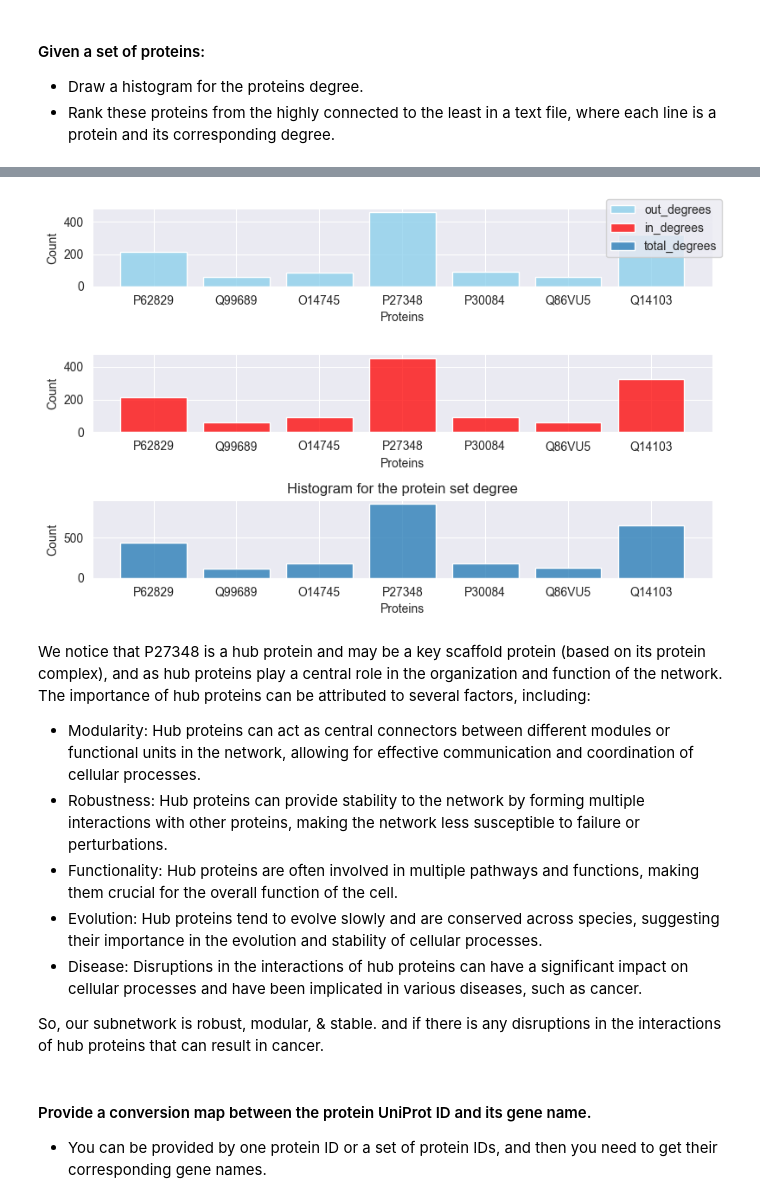
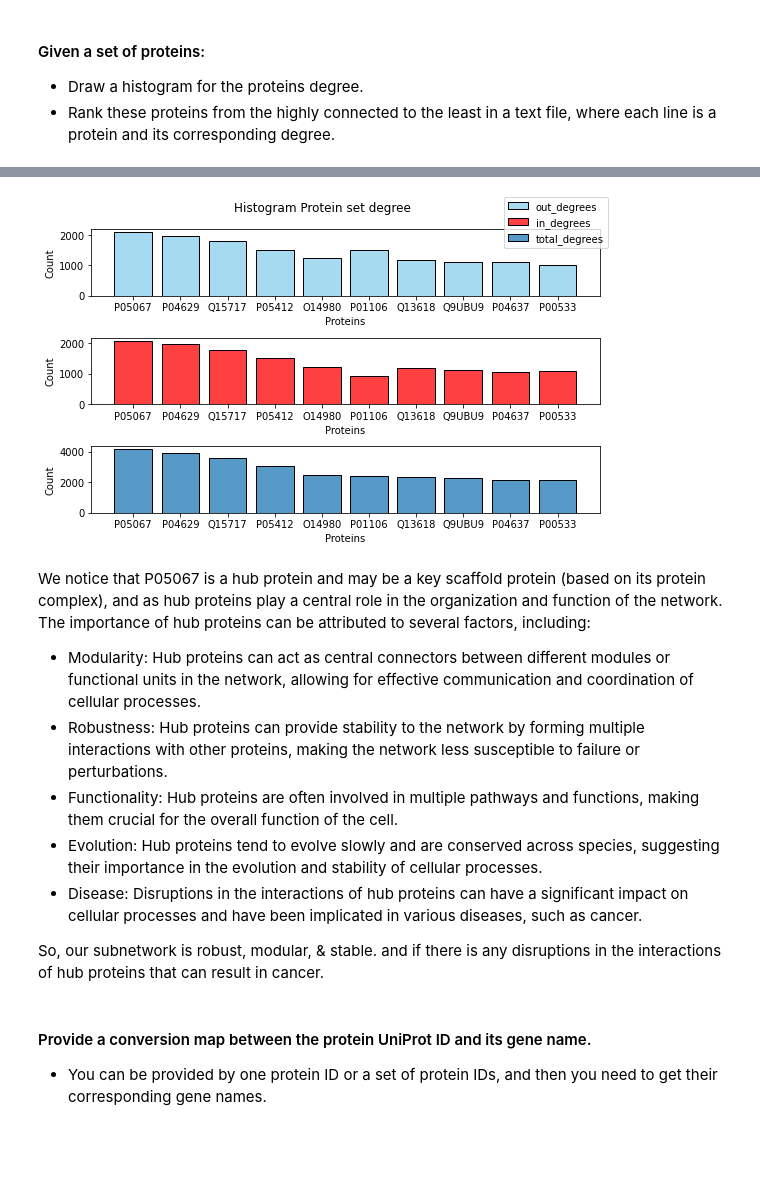
Before and after one commit to mahmoud1yaser/Computational-Analysis-Biological-Networks, a Jupyter notebook: Biological_Network.ipynb, the cells around one changed output, grey strips where cells are left out. Drawn from its saved outputs; the diff is of its cells as text; code cells hidden in the pictures; blank space fills up the shorter version.

Commit message:
network sample

```diff
--- a/Biological_Network.ipynb
+++ b/Biological_Network.ipynb
@@ -84,3 +94,8 @@ DG = nx.DiGraph()
+# %%
+# initialize the graph
+DG = nx.DiGraph()
+DG.add_weighted_edges_from(weighed_edges_list)
 # %%
 # Take a sample of 100 interaction to be visually appealing
-DG.add_weighted_edges_from(weighed_edges_list[:])
+sample_DG = nx.DiGraph()
+sample_DG.add_weighted_edges_from(weighed_edges_list[:300])
@@ -255,3 +283,5 @@ proteins_set = ['P62829', 'Q99689', 'O14745', 'P27348', 'P30084', 'Q86VU5', 'Q14
+# %%
+proteins_set = unique_proteins
 # %%
 #DG.nodes()
 in_degrees = [DG.in_degree(n) for n in proteins_set]
@@ -297,24 +331,27 @@ for idx in sorted_degrees.index:
     protein_degrees_file.write(f"{sorted_degrees['Proteins'][idx]}\t{sorted_degrees['Degrees'][idx]}\n")
 
 protein_degrees_file.close()
+# %%
+sub_proteins_degrees = sorted_degrees.head(10)
 # %%
 import seaborn as sns
 fig, axs = plt.subplots(3, figsize=(8, 5))
-plt.title('Histogram for the protein set degree')
 
-sns.histplot(data=proteins_degrees, x="Proteins",  weights=out_degrees ,color="skyblue", label="out_degrees" , shrink=.8 , ax=axs[0])
+sns.histplot(data=sub_proteins_degrees, x="Proteins",  weights=sub_proteins_degrees["Out_Degree"] ,color="skyblue", label="out_degrees" , shrink=.8 , ax=axs[0])
 
-sns.histplot(data=proteins_degrees, x="Proteins", weights=in_degrees , color="red", label="in_degrees" , shrink=.8, ax=axs[1])
+sns.histplot(data=sub_proteins_degrees, x="Proteins", weights=sub_proteins_degrees["In_Degree"], color="red", label="in_degrees" , shrink=.8, ax=axs[1])
 
-sns.histplot(data=proteins_degrees, x="Proteins" , weights=degrees , shrink=.8, ax=axs[2], label='total_degrees')
+sns.histplot(data=sub_proteins_degrees, x="Proteins" , weights=sub_proteins_degrees["Degrees"] , shrink=.8, ax=axs[2], label='total_degrees')
+
+plt.suptitle('Histogram Protein set degree')
 
 fig.legend()
 fig.tight_layout()
 fig.savefig('images\\histogram_proteins_set')
 # %% [output]
-[figure, old version]
+[figure, new version]
 # %% [markdown]
-We notice that P27348 is a hub protein and may be a key scaffold protein (based on its protein complex), and as hub proteins play a central role in the organization and function of the network. The importance of hub proteins can be attributed to several factors, including:
+We notice that P05067 is a hub protein and may be a key scaffold protein (based on its protein complex), and as hub proteins play a central role in the organization and function of the network. The importance of hub proteins can be attributed to several factors, including:
 - Modularity: Hub proteins can act as central connectors between different modules or functional units in the network, allowing for effective communication and coordination of cellular processes.
 - Robustness: Hub proteins can provide stability to the network by forming multiple interactions with other proteins, making the network less susceptible to failure or perturbations.
 - Functionality: Hub proteins are often involved in multiple pathways and functions, making them crucial for the overall function of the cell.
```
Also changed, not shown: parts of 18 cells of this notebook, 3 other files.
